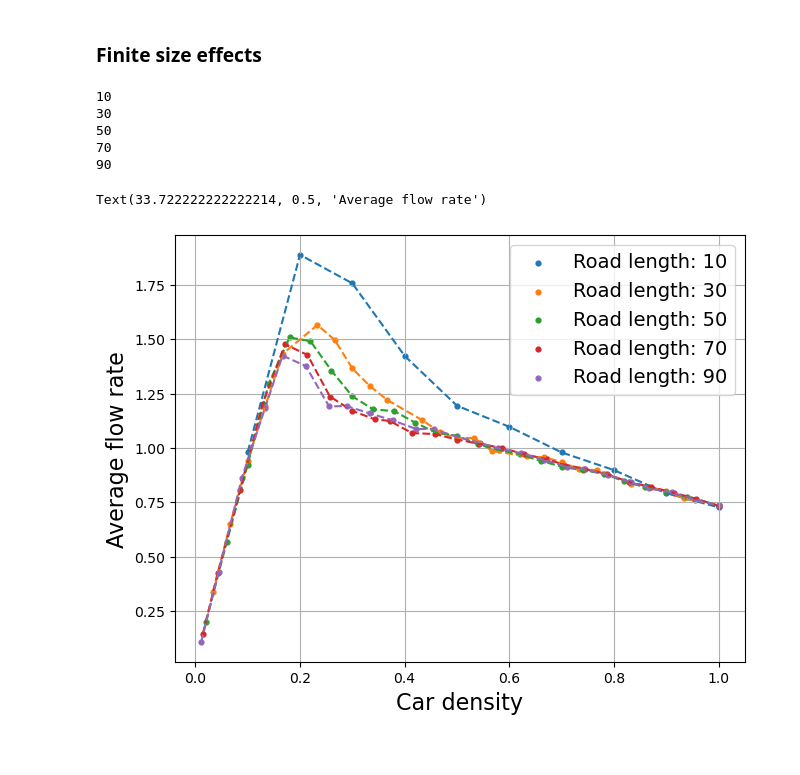
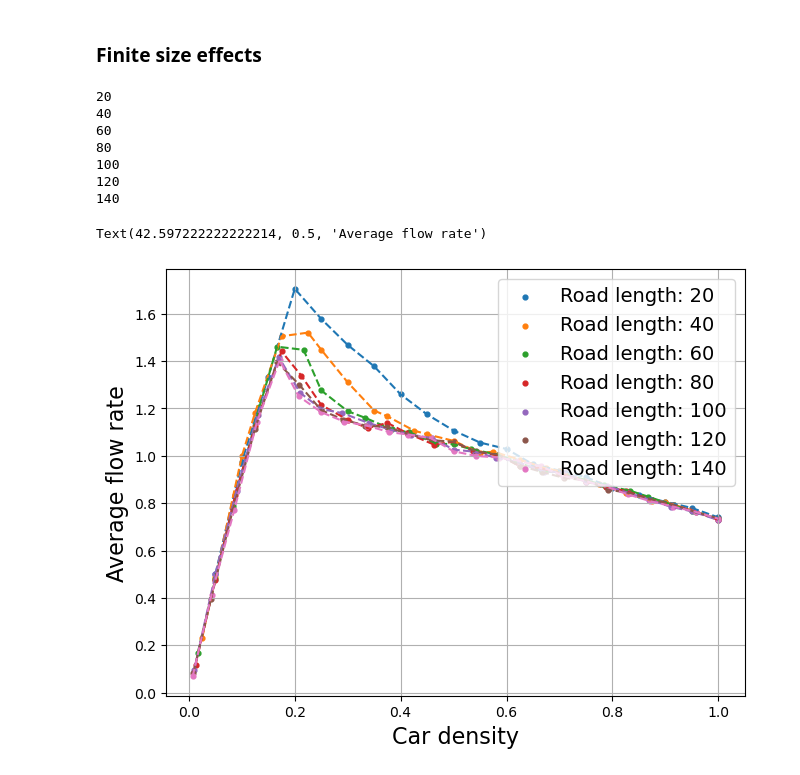
Before and after one commit to ermas3/Traffic-Modeling, a Jupyter notebook: Simulations.ipynb, the cells around one changed output. Saved outputs shown, nothing was run; the diff lists cells and outputs as text; code cells hidden in the pictures.

```diff
--- a/Simulations.ipynb
+++ b/Simulations.ipynb
@@ -42,8 +42,8 @@ Text(42.597222222222214, 0.5, 'Flow rate')
 ### Fundamental diagrams
 # %%
 # Set simulation parameters
-numCars_values = np.arange(1, 101, 4)
-roadLength = 100
+numCars_values = np.arange(1, 122, 5)
+roadLength = 120
 car_density_values = numCars_values/roadLength
 vmax = 10
 sigma = vmax/10
@@ -90,8 +90,8 @@ Text(42.597222222222214, 0.5, 'Average flow rate')
 ### Standard error of the flowrate plotted against car density
 # %%
 # Set simulation parameters
-numCars_values = np.arange(1, 101, 4)
-roadLength = 100
+numCars_values = np.arange(1, 122, 5)
+roadLength = 120
 car_density_values = numCars_values/roadLength
 vmax = 10
 sigma = vmax/10
@@ -140,8 +140,8 @@ plt.ylabel("Standard error", fontsize=12)
 ### Standard error plotted against number of iterations
 # %%
 # Simulation parameters
-numCars = 40
-roadLength = 100
+numCars = 70
+roadLength = 120
 vmax = 10
 sigma = vmax/10
 lanes_values = [1, 2, 3]
@@ -189,7 +189,7 @@ Text(24.847222222222214, 0.5, 'Standard error')
 ### Finite size effects
 # %%
 # Set simulation parameters
-roadLength_values = np.arange(10, 100, 20)
+roadLength_values = np.arange(20, 150, 20)
 #car_density_values = numCars_values/roadLength
 vmax = 10
 sigma = vmax/10
@@ -226,24 +226,27 @@ for roadLength in roadLength_values:
     results.append((numCars_values/roadLength, flowrate_values))
 time = data.time
 # %% [output]
-10
-30
-50
-70
-90
+20
+40
+60
+80
+100
+120
+140
 # %%
 # Plot results
 for fr, road_length in zip(results, roadLength_values):
     plt.scatter(fr[0], fr[1], label=f"Road length: {road_length}", s=12)
     plt.plot(fr[0], fr[1], "--")
 
-plt.legend(fontsize=14)
+plt.legend(fontsize=14, loc="upper right")
 plt.tight_layout()
 plt.grid()
+#plt.axis([0, 1, 0, 2])
 plt.xlabel("Car density", fontsize=16)
 plt.ylabel("Average flow rate", fontsize=16)
 
 #np.save("1_lane_fd", fr)
 # %% [output]
-Text(33.722222222222214, 0.5, 'Average flow rate')
+Text(42.597222222222214, 0.5, 'Average flow rate')
-[figure, old version]
+[figure, new version]
```
Also changed, not shown: parts of 4 cells of this notebook, 26 other files.
